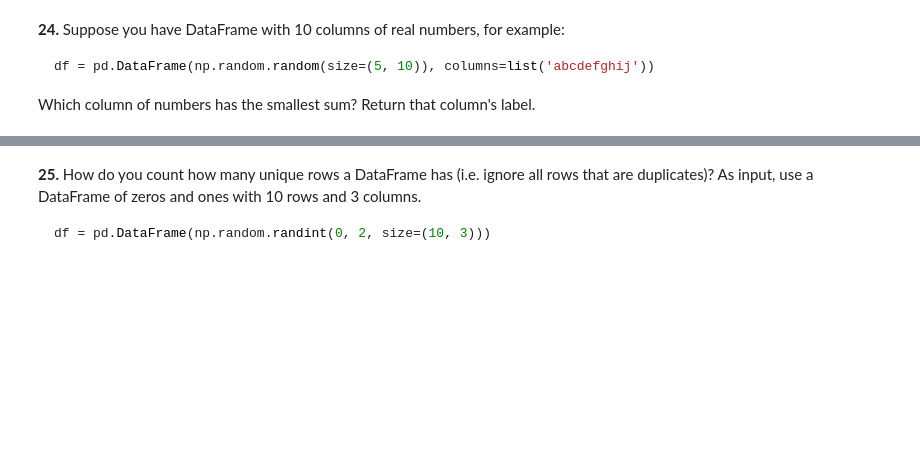
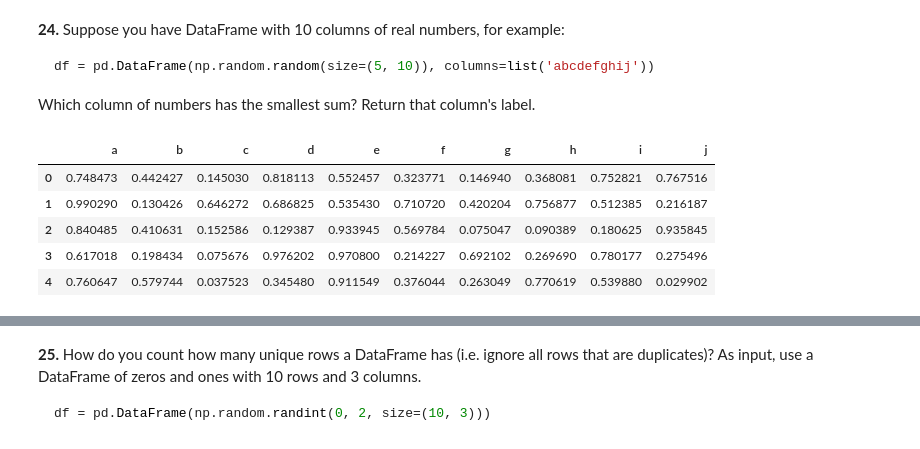
Before and after one commit to SiddheshDaphane/100-pandas-puzzles, a Jupyter notebook: 100-pandas-puzzles.ipynb, the cells around one changed output, grey strips where cells are left out. Cells and saved outputs as stored; diff of their text form; code cells hidden in the pictures; blank space fills up the shorter version.

````diff
--- a/100-pandas-puzzles.ipynb
+++ b/100-pandas-puzzles.ipynb
@@ -514,3 +514,13 @@ df.sub(df.mean(axis=1), axis=0)
 df = pd.DataFrame(np.random.random(size=(5, 10)), columns=list('abcdefghij'))
 ```
 Which column of numbers has the smallest sum?  Return that column's label.
+# %%
+df = pd.DataFrame(np.random.random(size=(5, 10)), columns=list('abcdefghij'))
+df
+# %% [output]
+|  | a | b | c | d | e | f | g | h | i | j |
+| 0 | 0.748473 | 0.442427 | 0.145030 | 0.818113 | 0.552457 | 0.323771 | 0.146940 | 0.368081 | 0.752821 | 0.767516 |
+| 1 | 0.990290 | 0.130426 | 0.646272 | 0.686825 | 0.535430 | 0.710720 | 0.420204 | 0.756877 | 0.512385 | 0.216187 |
+| 2 | 0.840485 | 0.410631 | 0.152586 | 0.129387 | 0.933945 | 0.569784 | 0.075047 | 0.090389 | 0.180625 | 0.935845 |
+| 3 | 0.617018 | 0.198434 | 0.075676 | 0.976202 | 0.970800 | 0.214227 | 0.692102 | 0.269690 | 0.780177 | 0.275496 |
+| 4 | 0.760647 | 0.579744 | 0.037523 | 0.345480 | 0.911549 | 0.376044 | 0.263049 | 0.770619 | 0.539880 | 0.029902 |
````
Also changed, not shown: parts of 11 cells of this notebook.
